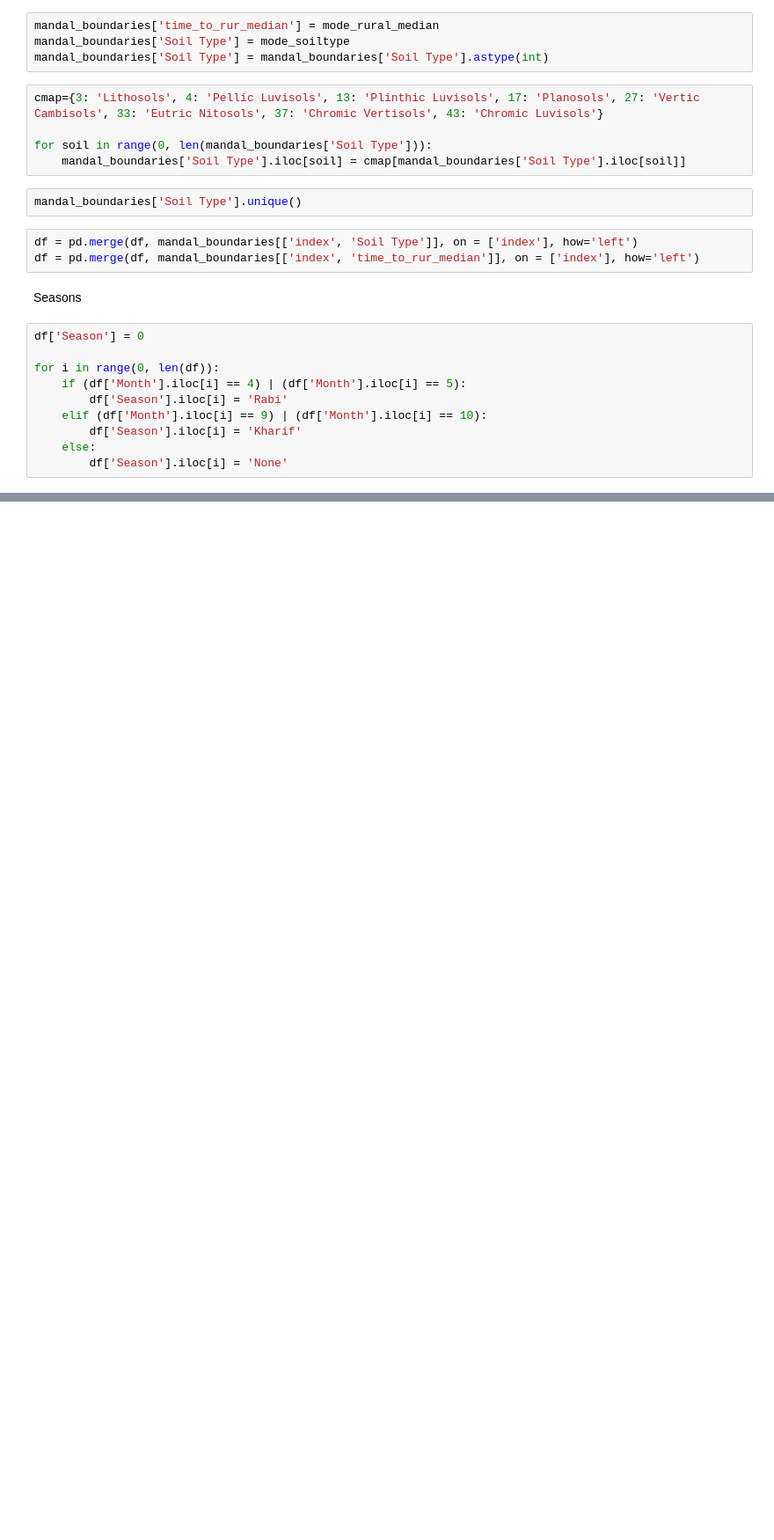
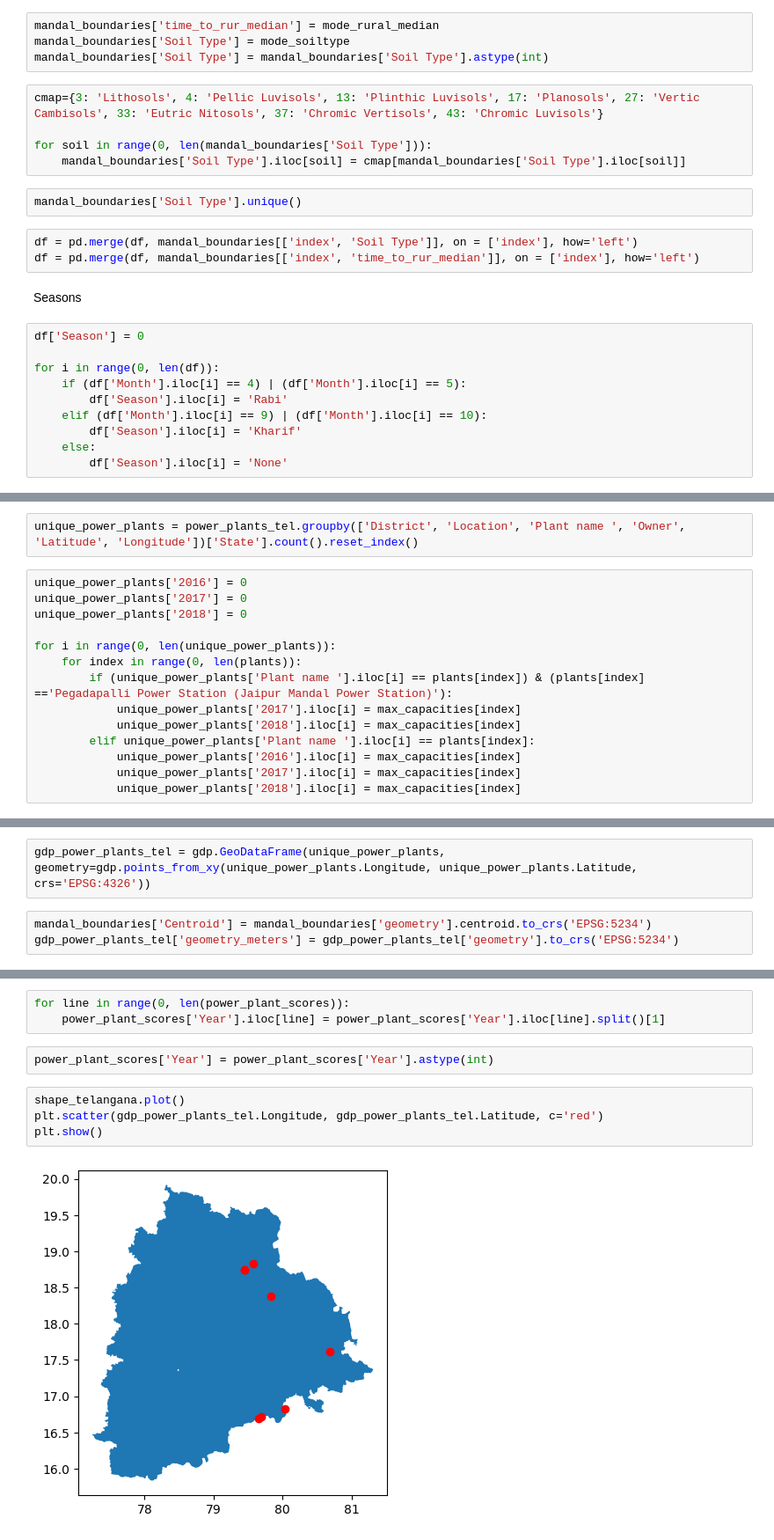
Before and after one commit to undpindia/dicra, a Jupyter notebook: analytics/sandbox/notebooks/crop_fires/Data_csv/Reading_tiffs.ipynb, the cells around one changed output, grey strips where cells are left out. Shown at 88% size. Drawn from its saved outputs; the diff is of its cells as text; blank space fills up the shorter version.

```diff
--- a/analytics/sandbox/notebooks/crop_fires/Data_csv/Reading_tiffs.ipynb
+++ b/analytics/sandbox/notebooks/crop_fires/Data_csv/Reading_tiffs.ipynb
@@ -279,0 +316,16 @@ for i in range(0, len(df)):
+# %%
+unique_power_plants = power_plants_tel.groupby(['District', 'Location', 'Plant name ', 'Owner', 'Latitude', 'Longitude'])['State'].count().reset_index()
+# %%
+unique_power_plants['2016'] = 0
+unique_power_plants['2017'] = 0
+unique_power_plants['2018'] = 0
+
+for i in range(0, len(unique_power_plants)):
+    for index in range(0, len(plants)):
+        if (unique_power_plants['Plant name '].iloc[i] == plants[index]) & (plants[index] =='Pegadapalli Power Station (Jaipur Mandal Power Station)'):
+            unique_power_plants['2017'].iloc[i] = max_capacities[index]
+            unique_power_plants['2018'].iloc[i] = max_capacities[index]
+        elif unique_power_plants['Plant name '].iloc[i] == plants[index]:
+            unique_power_plants['2016'].iloc[i] = max_capacities[index]
+            unique_power_plants['2017'].iloc[i] = max_capacities[index]
+            unique_power_plants['2018'].iloc[i] = max_capacities[index]
@@ -279,0 +334,5 @@ for i in range(0, len(df)):
+# %%
+gdp_power_plants_tel = gdp.GeoDataFrame(unique_power_plants, geometry=gdp.points_from_xy(unique_power_plants.Longitude, unique_power_plants.Latitude, crs='EPSG:4326'))
+# %%
+mandal_boundaries['Centroid'] = mandal_boundaries['geometry'].centroid.to_crs('EPSG:5234')
+gdp_power_plants_tel['geometry_meters'] = gdp_power_plants_tel['geometry'].to_crs('EPSG:5234')
@@ -279,0 +359,11 @@ for i in range(0, len(df)):
+# %%
+for line in range(0, len(power_plant_scores)):
+    power_plant_scores['Year'].iloc[line] = power_plant_scores['Year'].iloc[line].split()[1]
+# %%
+power_plant_scores['Year'] = power_plant_scores['Year'].astype(int)
+# %%
+shape_telangana.plot()
+plt.scatter(gdp_power_plants_tel.Longitude, gdp_power_plants_tel.Latitude, c='red')
+plt.show()
+# %% [output]
+[figure, added]
```
Also changed, not shown: parts of 24 cells of this notebook, 3 other files.
